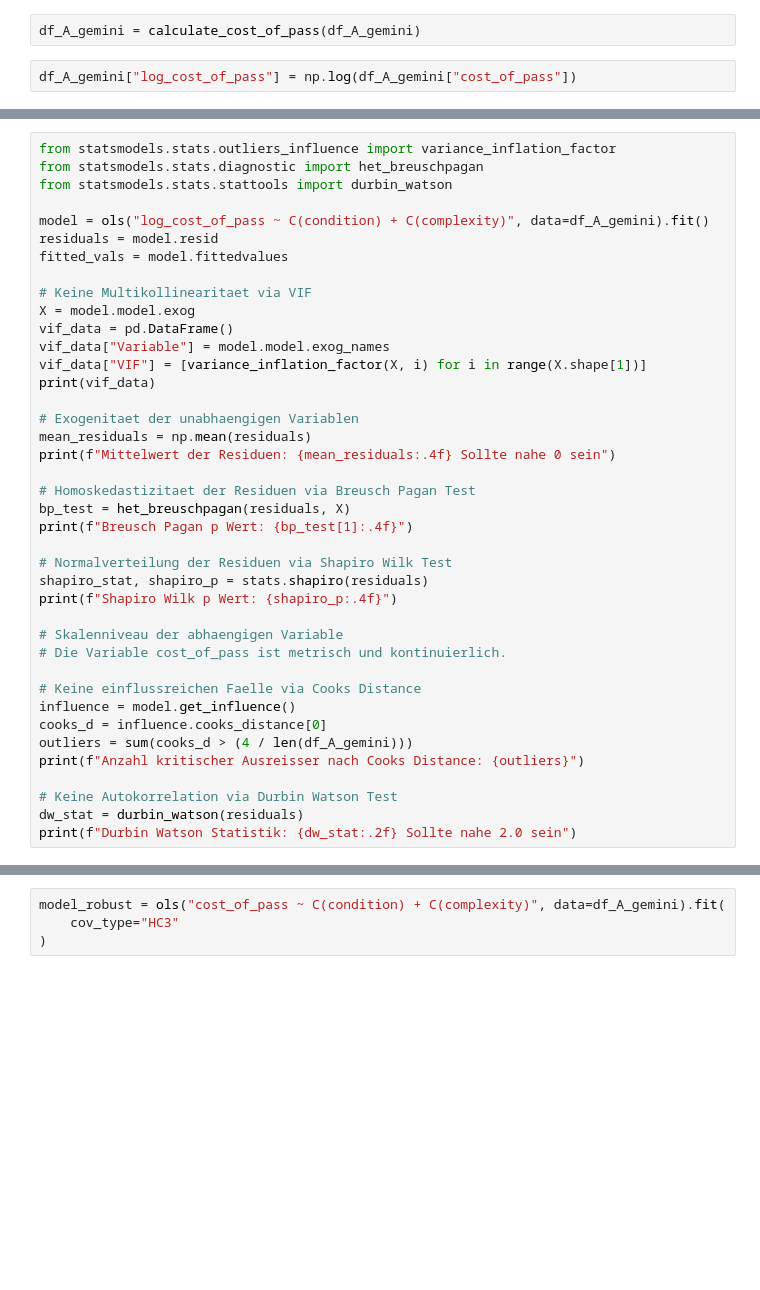
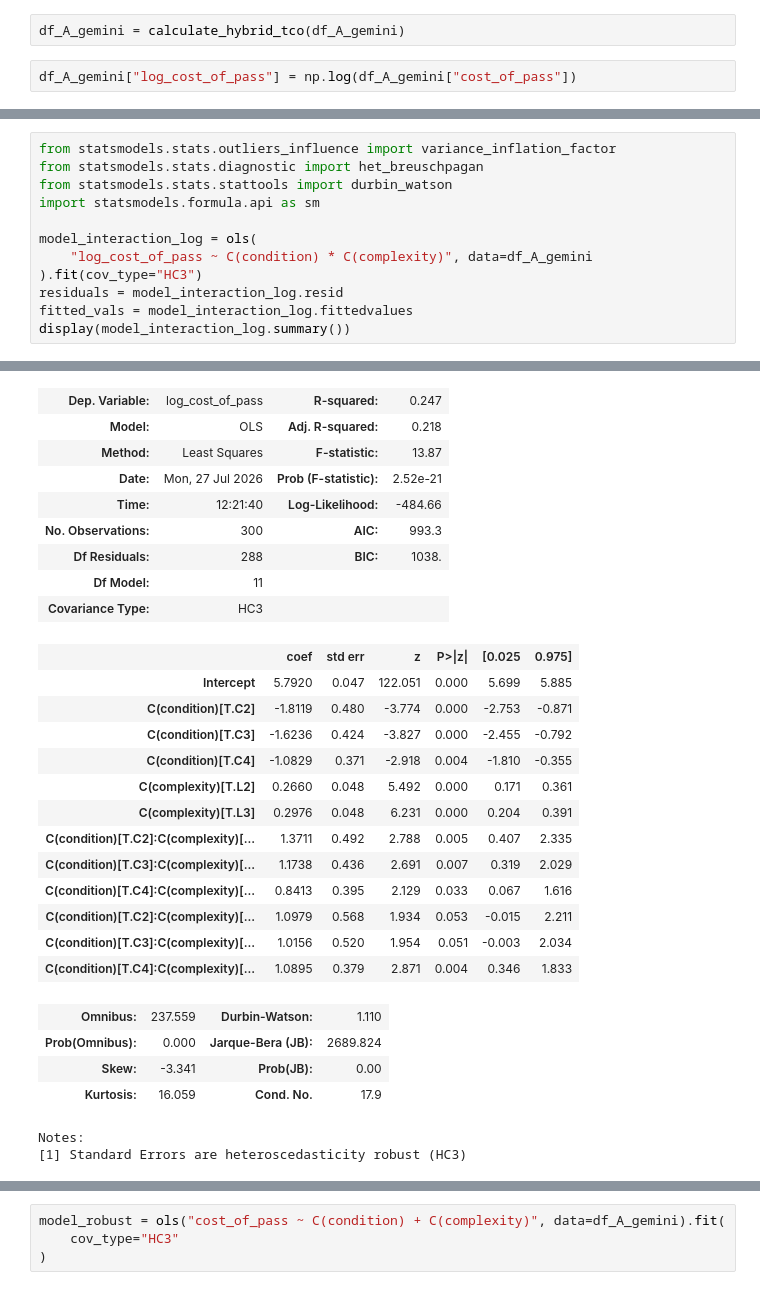
Before and after one commit to StefanEissler/doc-automation-architecture, a Jupyter notebook: notebooks/statistical_evaluation_A_internal.ipynb, the cells around one changed output, grey strips where cells are left out. Cells and saved outputs as stored; diff of their text form; blank space fills up the shorter version.

```diff
--- a/notebooks/statistical_evaluation_A_internal.ipynb
+++ b/notebooks/statistical_evaluation_A_internal.ipynb
@@ -988,6 +1083,6 @@ def calculate_cost_of_pass(df):
 
     return df
 # %%
-df_A_gemini = calculate_cost_of_pass(df_A_gemini)
+df_A_gemini = calculate_hybrid_tco(df_A_gemini)
 # %%
 df_A_gemini["log_cost_of_pass"] = np.log(df_A_gemini["cost_of_pass"])
@@ -995,40 +1154,12 @@ df_A_gemini["log_cost_of_pass"] = np.log(df_A_gemini["cost_of_pass"])
 from statsmodels.stats.outliers_influence import variance_inflation_factor
 from statsmodels.stats.diagnostic import het_breuschpagan
 from statsmodels.stats.stattools import durbin_watson
+import statsmodels.formula.api as sm
 
-model = ols("log_cost_of_pass ~ C(condition) + C(complexity)", data=df_A_gemini).fit()
-residuals = model.resid
-fitted_vals = model.fittedvalues
-
-# Keine Multikollinearitaet via VIF
-X = model.model.exog
-vif_data = pd.DataFrame()
-vif_data["Variable"] = model.model.exog_names
-vif_data["VIF"] = [variance_inflation_factor(X, i) for i in range(X.shape[1])]
-print(vif_data)
-
-# Exogenitaet der unabhaengigen Variablen
-mean_residuals = np.mean(residuals)
-print(f"Mittelwert der Residuen: {mean_residuals:.4f} Sollte nahe 0 sein")
-
-# Homoskedastizitaet der Residuen via Breusch Pagan Test
-bp_test = het_breuschpagan(residuals, X)
-print(f"Breusch Pagan p Wert: {bp_test[1]:.4f}")
-
-# Normalverteilung der Residuen via Shapiro Wilk Test
-shapiro_stat, shapiro_p = stats.shapiro(residuals)
-print(f"Shapiro Wilk p Wert: {shapiro_p:.4f}")
-
-# Skalenniveau der abhaengigen Variable
-# Die Variable cost_of_pass ist metrisch und kontinuierlich.
-
-# Keine einflussreichen Faelle via Cooks Distance
-influence = model.get_influence()
-cooks_d = influence.cooks_distance[0]
-outliers = sum(cooks_d > (4 / len(df_A_gemini)))
-print(f"Anzahl kritischer Ausreisser nach Cooks Distance: {outliers}")
-
-# Keine Autokorrelation via Durbin Watson Test
-dw_stat = durbin_watson(residuals)
-print(f"Durbin Watson Statistik: {dw_stat:.2f} Sollte nahe 2.0 sein")
+model_interaction_log = ols(
+    "log_cost_of_pass ~ C(condition) * C(complexity)", data=df_A_gemini
+).fit(cov_type="HC3")
+residuals = model_interaction_log.resid
+fitted_vals = model_interaction_log.fittedvalues
+display(model_interaction_log.summary())
 # %% [output]
@@ -1046,0 +1167,28 @@ Durbin Watson Statistik: 1.17 Sollte nahe 2.0 sein
+| Dep. Variable: | log_cost_of_pass | R-squared: | 0.247 |
+| Model: | OLS | Adj. R-squared: | 0.218 |
+| Method: | Least Squares | F-statistic: | 13.87 |
+| Date: | Mon, 27 Jul 2026 | Prob (F-statistic): | 2.52e-21 |
+| Time: | 12:21:40 | Log-Likelihood: | -484.66 |
+| No. Observations: | 300 | AIC: | 993.3 |
+| Df Residuals: | 288 | BIC: | 1038. |
+| Df Model: | 11 |  |  |
+| Covariance Type: | HC3 |  |  |
+|  | coef | std err | z | P>|z| | [0.025 | 0.975] |
+| Intercept | 5.7920 | 0.047 | 122.051 | 0.000 | 5.699 | 5.885 |
+| C(condition)[T.C2] | -1.8119 | 0.480 | -3.774 | 0.000 | -2.753 | -0.871 |
+| C(condition)[T.C3] | -1.6236 | 0.424 | -3.827 | 0.000 | -2.455 | -0.792 |
+| C(condition)[T.C4] | -1.0829 | 0.371 | -2.918 | 0.004 | -1.810 | -0.355 |
+| C(complexity)[T.L2] | 0.2660 | 0.048 | 5.492 | 0.000 | 0.171 | 0.361 |
+| C(complexity)[T.L3] | 0.2976 | 0.048 | 6.231 | 0.000 | 0.204 | 0.391 |
+| C(condition)[T.C2]:C(complexity)[... | 1.3711 | 0.492 | 2.788 | 0.005 | 0.407 | 2.335 |
+| C(condition)[T.C3]:C(complexity)[... | 1.1738 | 0.436 | 2.691 | 0.007 | 0.319 | 2.029 |
+| C(condition)[T.C4]:C(complexity)[... | 0.8413 | 0.395 | 2.129 | 0.033 | 0.067 | 1.616 |
+| C(condition)[T.C2]:C(complexity)[... | 1.0979 | 0.568 | 1.934 | 0.053 | -0.015 | 2.211 |
+| C(condition)[T.C3]:C(complexity)[... | 1.0156 | 0.520 | 1.954 | 0.051 | -0.003 | 2.034 |
+| C(condition)[T.C4]:C(complexity)[... | 1.0895 | 0.379 | 2.871 | 0.004 | 0.346 | 1.833 |
+| Omnibus: | 237.559 | Durbin-Watson: | 1.110 |
+| Prob(Omnibus): | 0.000 | Jarque-Bera (JB): | 2689.824 |
+| Skew: | -3.341 | Prob(JB): | 0.00 |
+| Kurtosis: | 16.059 | Cond. No. | 17.9 |
+Notes:
+[1] Standard Errors are heteroscedasticity robust (HC3)
```
Also changed, not shown: parts of 24 cells of this notebook, 1 other file.
